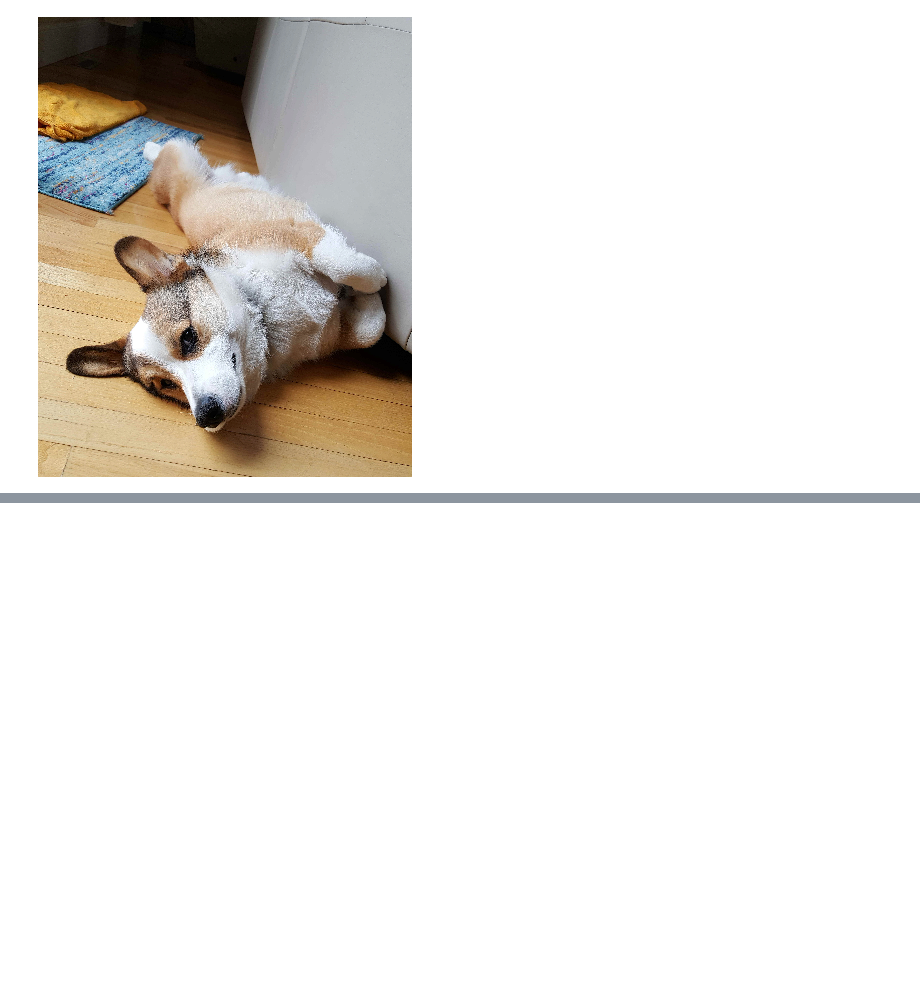
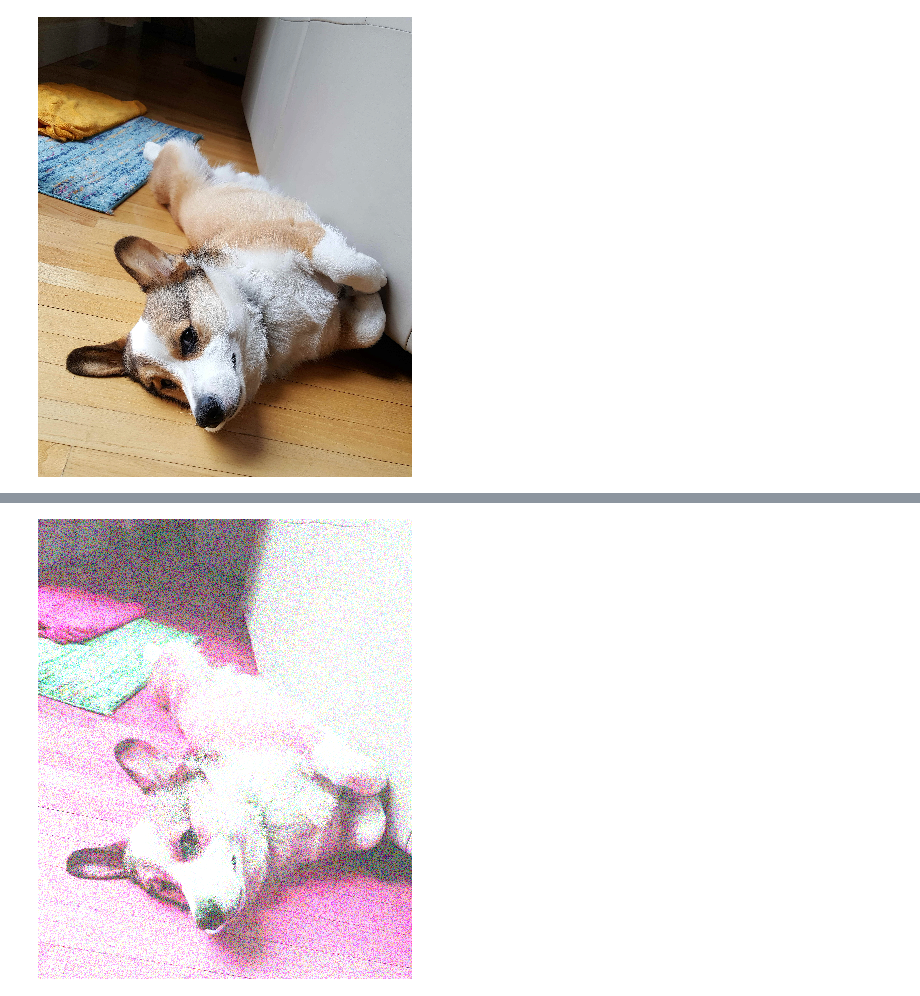
Before and after one commit to MSulSal/computational-thinking, a Jupyter notebook: week1/hw1/hw1.ipynb, the cells around one changed output, grey strips where cells are left out. Cells and saved outputs as stored; diff of their text form; code cells hidden in the pictures; blank space fills up the shorter version.

```diff
--- a/week1/hw1/hw1.ipynb
+++ b/week1/hw1/hw1.ipynb
@@ -266,0 +336,5 @@ quantize(philip)
+# %%
+red = RGB(1, 0, 0)
+noisify.(philipa, 0.5)
+# %% [output]
+[figure, added]
```
Also changed, not shown: parts of 8 cells of this notebook.
